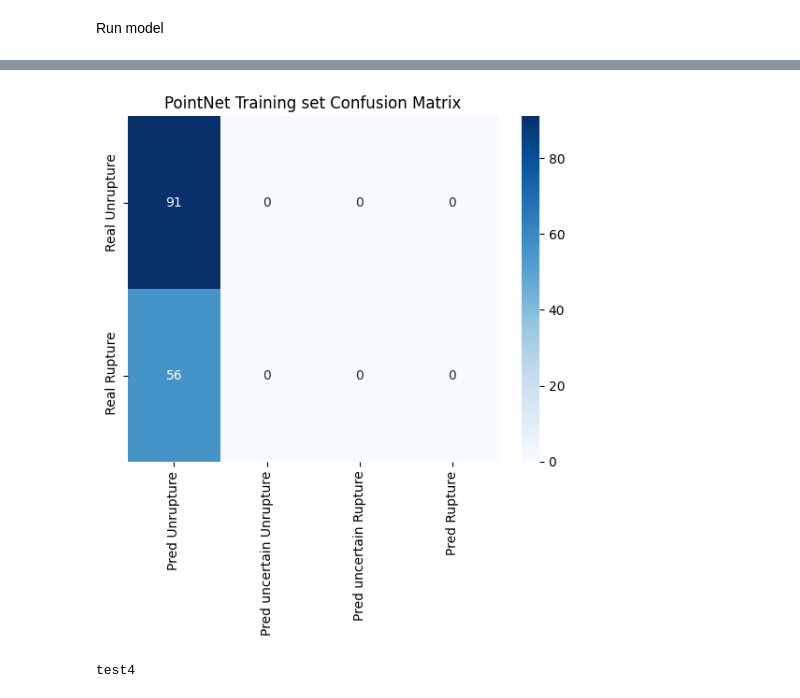
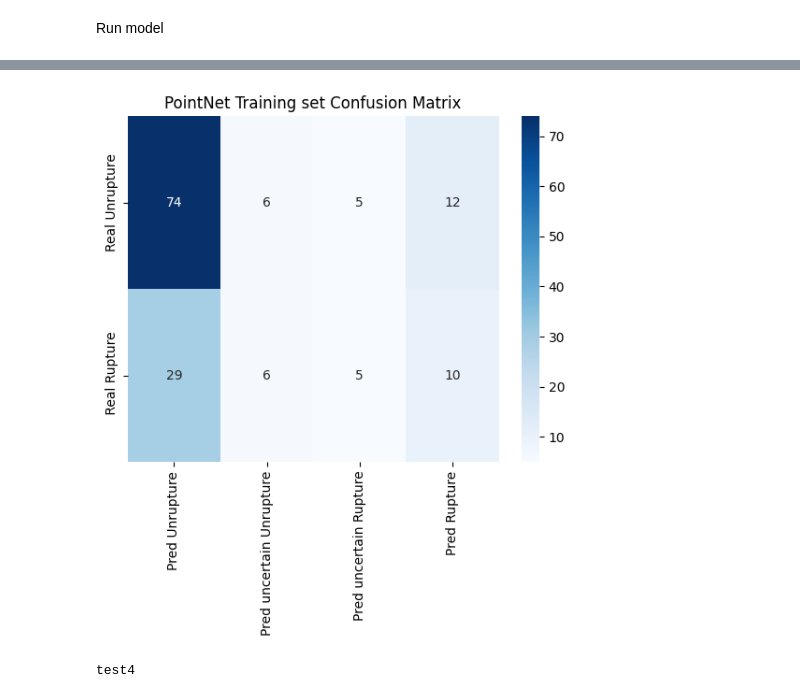
Before and after one commit to eulershadow/Wenjie_Zhang_Msc_project, a Jupyter notebook: code/Point_net_cut1.ipynb, the cells around one changed output, grey strips where cells are left out. Saved outputs shown, nothing was run; the diff lists cells and outputs as text; code cells hidden in the pictures.

```diff
--- a/code/Point_net_cut1.ipynb
+++ b/code/Point_net_cut1.ipynb
@@ -740,7 +740,7 @@ def show_graph(path,device):
     plt.show()
 # %%
 import functions
-pointnet = PointNet()
+pointnet = PointNet(classes= 2)
 run_model_get(train_loader_input = train_loader,
                         vaild_loader_input = valid_loader,
                         nepochs = 50,
@@ -801,13 +801,13 @@ def dim4_cm (real, pred,pred_result):
     cm = [[0,0,0,0],[0,0,0,0]]
     for i in range(len(pred)):
         pos = 0
-        if float(pred[i]) < 0.5 and pred_result == 0:
+        if float(pred[i]) < 0.6 and pred_result[i] == 0:
             pos = 1
-        elif float(pred[i]) >= 0.5 and pred_result == 0:
+        elif float(pred[i]) >= 0.6 and pred_result[i] == 0:
             pos = 0
-        if float(pred[i]) < 0.5 and pred_result == 1:
+        if float(pred[i]) < 0.6 and pred_result[i] == 1:
             pos = 2
-        elif float(pred[i]) >= 0.5 and pred_result == 1:
+        elif float(pred[i]) >= 0.6 and pred_result[i] == 1:
             pos = 3
 
 
@@ -828,34 +828,34 @@ with torch.no_grad():
         inputs_v = inputs_v.squeeze(1).permute(0, 2, 1)
         labels = labels.to(torch.long)
         outputs = pointnet.forward(inputs_v)
 
         #print(torch.exp(outputs))
 
         outputs_value = (torch.max(torch.exp(outputs), 1)[0]).data.cpu().numpy()
         outputs_result = (torch.max(torch.exp(outputs), 1)[1]).data.cpu().numpy()
 
 
         #print(outputs)
         y_pred.extend(outputs_value)
         y_pred_result.extend(outputs_result)
 
         labels = labels.data.cpu().numpy()
         y_true.extend(labels)
 
 
 cm = dim4_cm(y_true, y_pred,y_pred_result)
 sns.heatmap(cm, annot=True, fmt='d', cmap='Blues', xticklabels=["Pred Unrupture","Pred uncertain Unrupture","Pred uncertain Rupture","Pred Rupture"], yticklabels=["Real Unrupture"," Real Rupture"])
 #fun.show_pred_cm(cm,y_true)
 # classes = ["Unrupture","Rupture"]
 # cf_matrix = confusion_matrix(y_true, y_pred)
 # plt.figure(figsize=(10, 8))
 # sns.heatmap(cf_matrix, annot=True, fmt="d", cmap="Blues", xticklabels=classes, yticklabels=classes,annot_kws={"size": 9})
 # plt.xlabel("Predicted Labels")
 # plt.ylabel("True Labels")
 plt.title("PointNet Training set Confusion Matrix")
 plt.show()
 # %% [output]
-[figure, old version]
+[figure, new version]
 # %%
 import functions
 functions.test()
```
Also changed, not shown: parts of 3 cells of this notebook, 35 other files.
